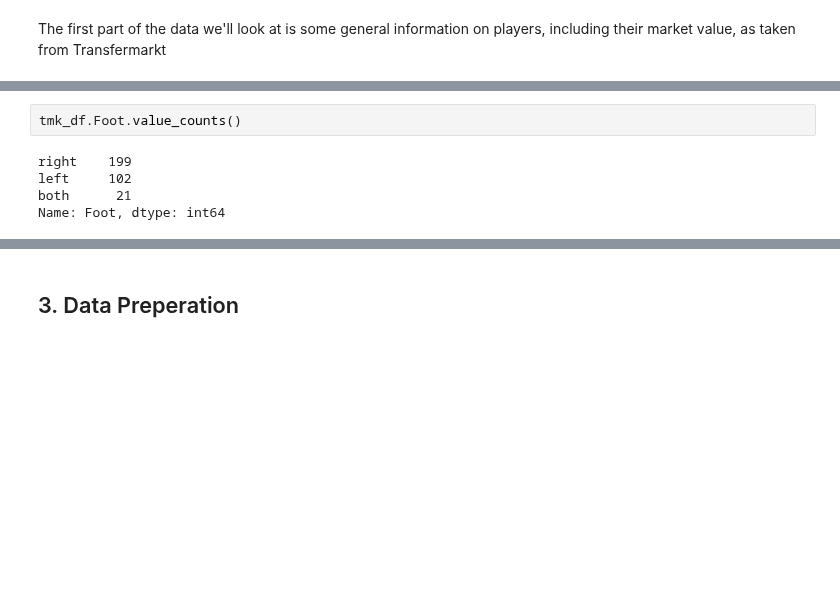
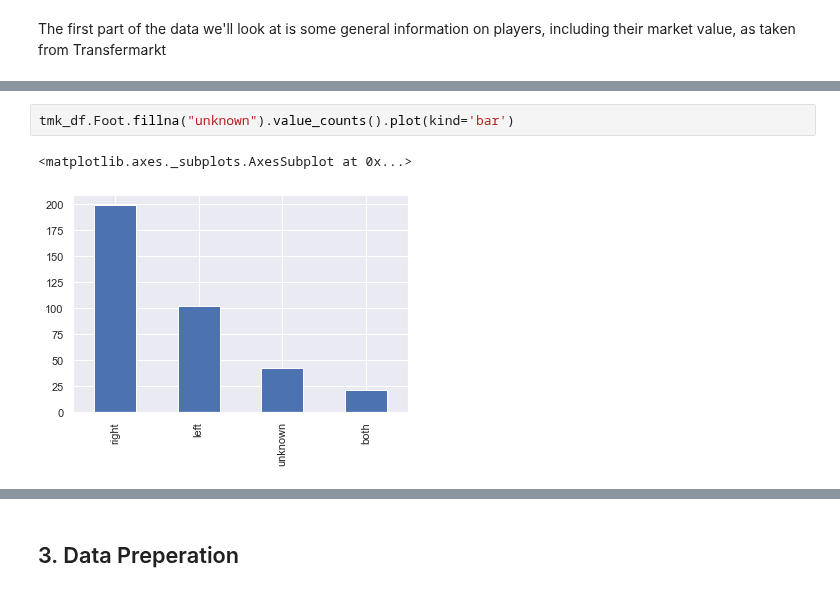
Before and after one commit to deacona/the-ball-is-round, a Jupyter notebook: notebooks/1.1-boro-current-market-value.ipynb, the cells around one changed output, grey strips where cells are left out. Drawn from its saved outputs; the diff is of its cells as text; blank space fills up the shorter version.

```diff
--- a/notebooks/1.1-boro-current-market-value.ipynb
+++ b/notebooks/1.1-boro-current-market-value.ipynb
@@ -122,8 +176,6 @@ Name: Position, dtype: int64
 # %%
-tmk_df.Foot.value_counts()
+tmk_df.Foot.fillna("unknown").value_counts().plot(kind='bar')
 # %% [output]
-right    199
-left     102
-both      21
-Name: Foot, dtype: int64
+<matplotlib.axes._subplots.AxesSubplot at 0x...>
+[figure, added]
 # %%
```
Also changed, not shown: parts of 26 cells of this notebook.
